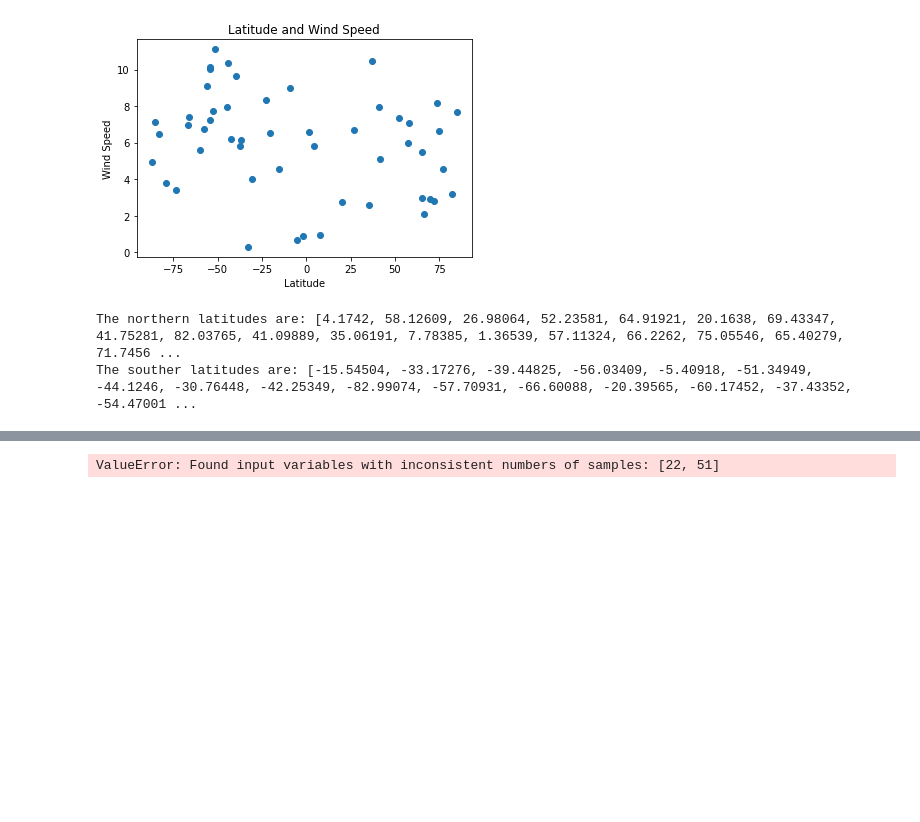
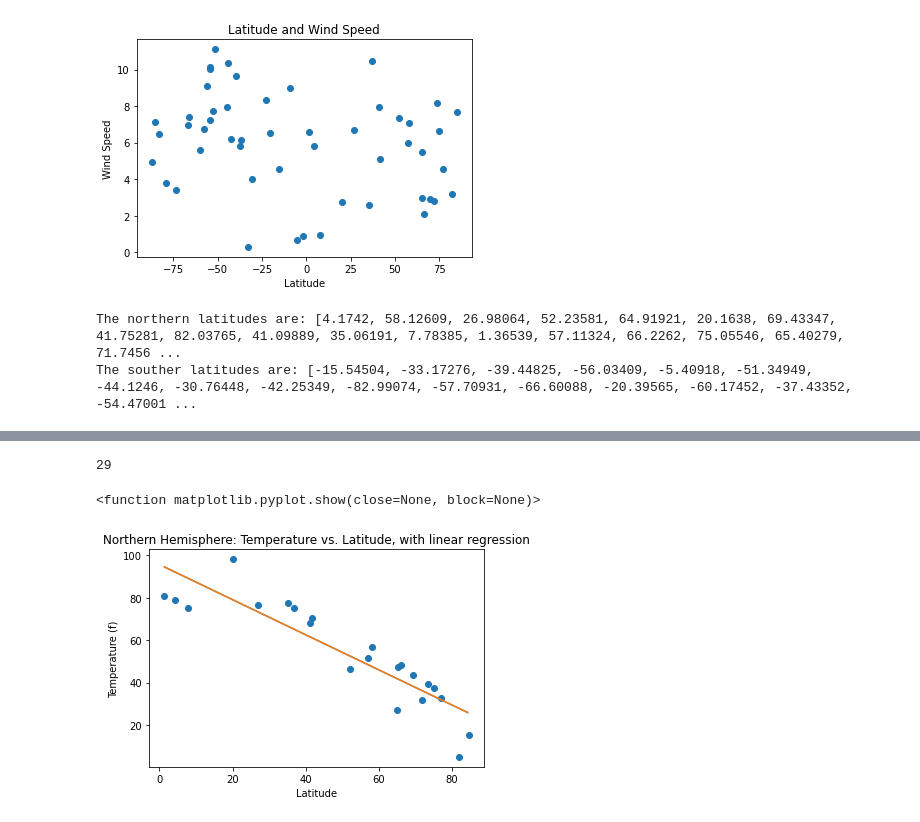
Before and after one commit to BatesJ72/python-api-challenge, a Jupyter notebook: WeatherPy/weatherpy.ipynb, the cells around one changed output, grey strips where cells are left out. Cells and saved outputs as stored; diff of their text form; code cells hidden in the pictures; blank space fills up the shorter version.

```diff
--- a/WeatherPy/weatherpy.ipynb
+++ b/WeatherPy/weatherpy.ipynb
@@ -27,7 +28,7 @@ len(lat_list)
 
 lon_list = []
 y = 0
-while y < 51:
+while y < 501:
     lon = round(np.random.uniform(-180, 180), 5)
     lon_list.append(lon)
     y += 1
@@ -247,3 +248,18 @@ print(f"The souther latitudes are: {south_lat}")
 # %% [output]
 The northern latitudes are: [4.1742, 58.12609, 26.98064, 52.23581, 64.91921, 20.1638, 69.43347, 41.75281, 82.03765, 41.09889, 35.06191, 7.78385, 1.36539, 57.11324, 66.2262, 75.05546, 65.40279, 71.7456 ...
 The souther latitudes are: [-15.54504, -33.17276, -39.44825, -56.03409, -5.40918, -51.34949, -44.1246, -30.76448, -42.25349, -82.99074, -57.70931, -66.60088, -20.39565, -60.17452, -37.43352, -54.47001 ...
+# %%
+# Create a DataFrame from my lists
+
+df = pd.DataFrame(
+    {
+        "latitude": lat_list,
+        "longitude": lon_list,
+        "temp_f": temp_f,
+        "wind_speed_meters_sec": wind_speed_meters_sec,
+        "cloudiness": cloud_percent,
+        "humidity": humidity_percent,
+    }
+)
+
+df.head()
@@ -249,0 +273,6 @@ The souther latitudes are: [-15.54504, -33.17276, -39.44825, -56.03409, -5.40918
+# %%
+# Add a column for northern or southern hemisphere
+
+df["hemisphere"] = np.where(df["latitude"] >= 0, "Northern", "Southern")
+
+df.head()
@@ -250,40 +286,57 @@ The souther latitudes are: [-15.54504, -33.17276, -39.44825, -56.03409, -5.40918
+# %%
+# Create a df for nothern hemisphere
+
+north = df[df["hemisphere"] == "Northern"]
+nor
+th.head()
+print(len(north))
+# %%
+# Create a df for southern hemisphere
+
+south = df[df["hemisphere"] == "Southern"]
+south.head()
+print(len(south))
+# %% [output]
+29
 # %%
 # Linear Regression: Northern Hemisphere - Temperature vs. Latitude
 
 model = LinearRegression()
 
-X = [[l] for l in north_lat]
-y = [[t] for t in temp_f]
+X = [[l] for l in north["latitude"]]
+y = [[t] for t in north["temp_f"]]
+
+# print(len(X))
+# print(len(y))
 
 model.fit(X, y)
 
 coef = model.coef_
-print(f"The correlation coefficient is {coef}")
+# print(f"The correlation coefficient is {coef}")
 intercept = model.intercept_
 
 
 def predict_function(vol):
     return model.predict([[vol]])[0]
 
 
-predict_x = np.arange(
-    min(north_lat), max(north_lat)
-)
+predict_x = np.arange(min(north_lat), max(north_lat))
 predict_y = [predict_function(e) for e in predict_x]
 
 
 fig, ax5 = plt.subplots()
 ax5.set_title("Northern Hemisphere: Temperature vs. Latitude, with linear regression")
 plt.xlabel("Latitude")
 plt.ylabel("Temperature (f)")
 
-plt.scatter(lat, temp_f)
+plt.scatter(X, y)
 
 plt.plot(predict_x, predict_y)
 plt.plot(predict_x, predict_y)
 plt.show
 # %% [output]
-ValueError: Found input variables with inconsistent numbers of samples: [22, 51]
+<function matplotlib.pyplot.show(close=None, block=None)>
+[figure, added]
 # %%
 # Linear Regression: Southern Hemisphere - Temperature (F) vs. Latitude
 # %%
```
Also changed, not shown: parts of 5 cells of this notebook.
